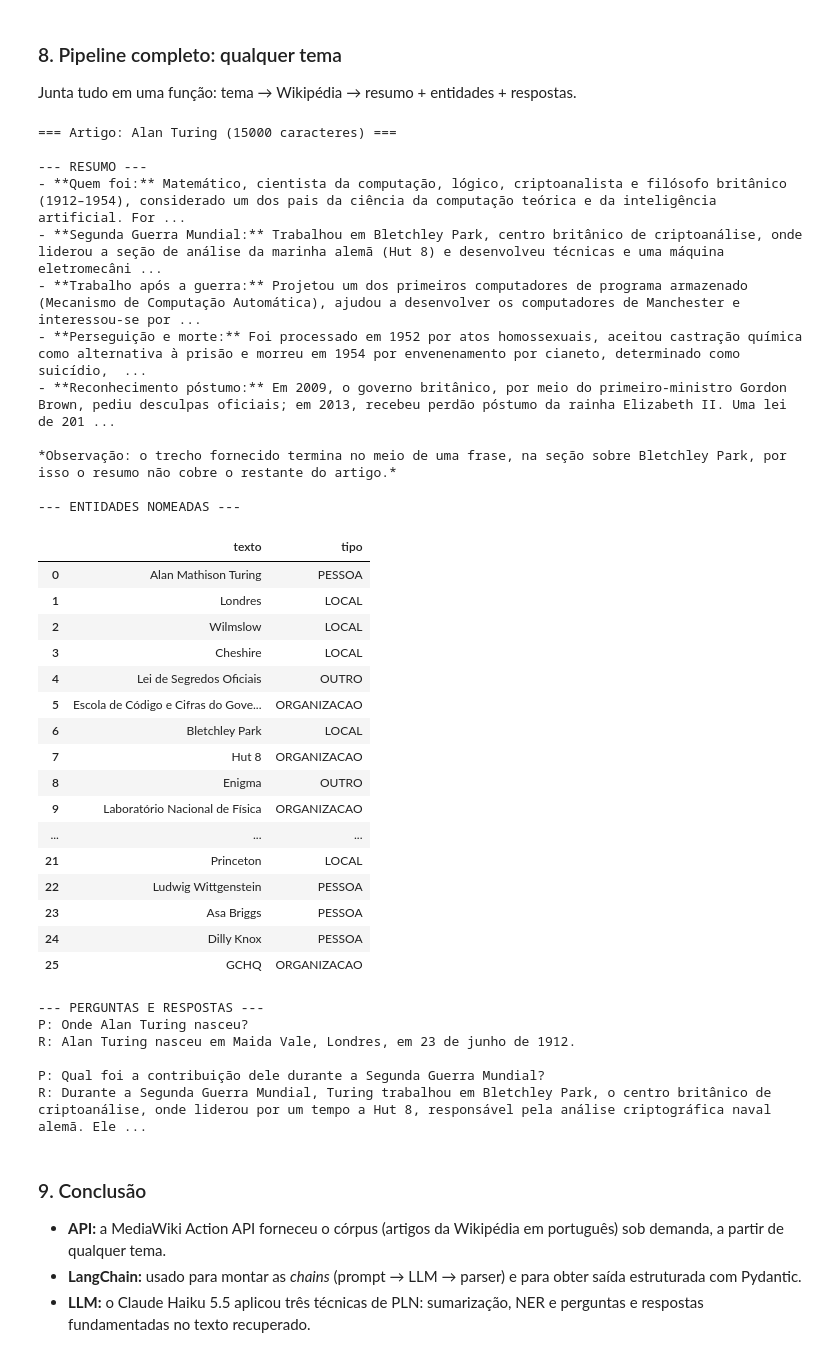
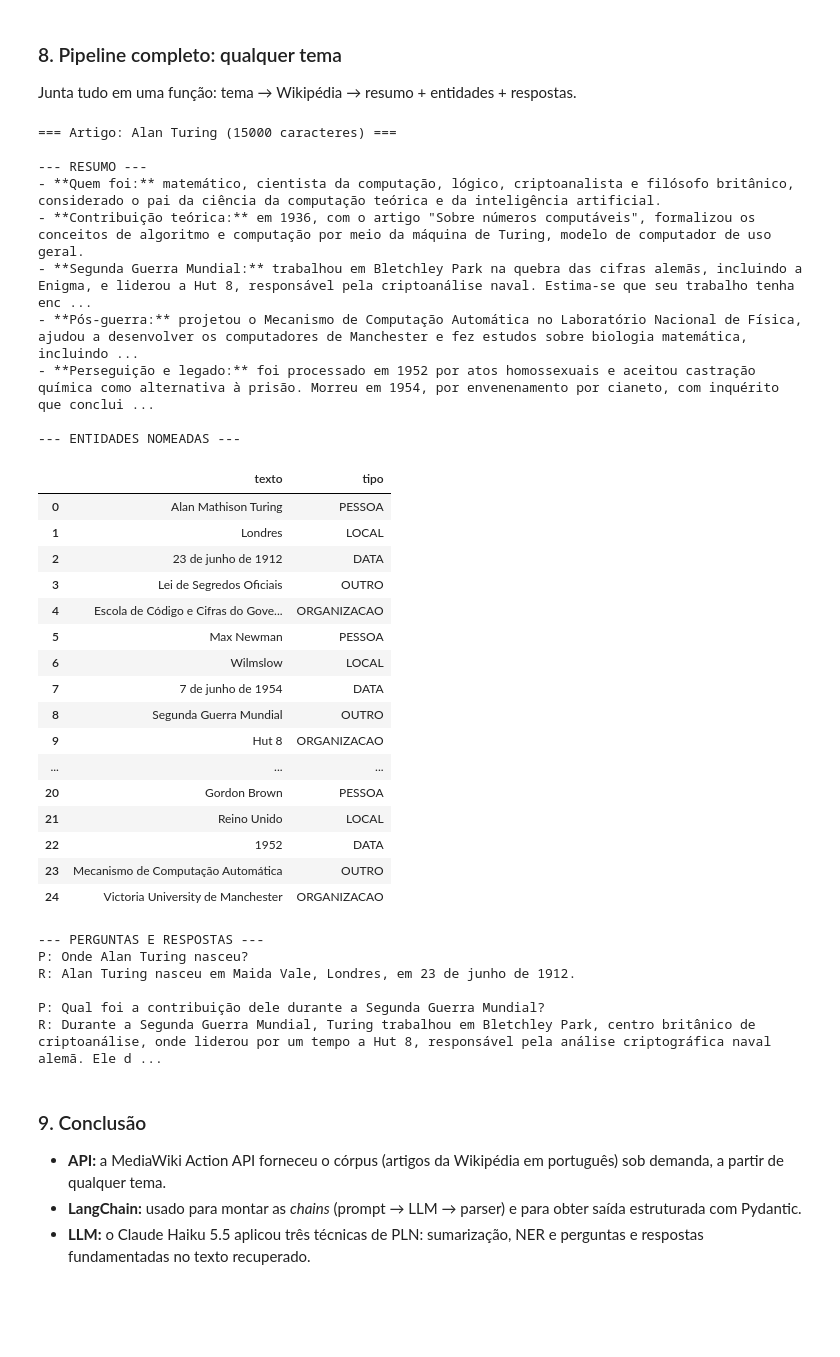
Before and after one commit to iantoniolo/pln-projeto-pratico, a Jupyter notebook: PLN_Projeto_Wikipedia_Claude.ipynb, the cells around one changed output. Drawn from its saved outputs; the diff is of its cells as text; code cells hidden in the pictures; blank space fills up the shorter version.

```diff
--- a/PLN_Projeto_Wikipedia_Claude.ipynb
+++ b/PLN_Projeto_Wikipedia_Claude.ipynb
@@ -168,18 +254,45 @@ class Entidade(BaseModel):
 
 
 class ListaEntidades(BaseModel):
-    entidades: List[Entidade] = Field(description="Entidades nomeadas distintas encontradas no texto")
+    entidades: List[Entidade] = Field(description="Entidades nomeadas distintas, ordenadas da mais relevante para a menos relevante")
 
 
 prompt_ner = ChatPromptTemplate.from_messages([
-    ("system", "Você é um sistema de Reconhecimento de Entidades Nomeadas. Extraia as entidades mais relevantes do texto, sem repetições."),
-    ("human", "Extraia até 25 entidades nomeadas do texto abaixo.\n\n{artigo}"),
+    ("system",
+     "Você é um sistema de Reconhecimento de Entidades Nomeadas. Classifique cada entidade em um tipo:\n"
+     "- PESSOA: nomes de pessoas\n"
+     "- ORGANIZACAO: instituições, empresas, órgãos públicos, veículos de imprensa\n"
+     "- LOCAL: cidades, estados, países, regiões, endereços\n"
+     "- DATA: datas e anos citados no texto (ex.: \"2005\", \"26 de julho de 2005\")\n"
+     "- OUTRO: demais nomes próprios (leis, prêmios, cursos, obras, produtos)\n"
+     "Não repita entidades. Ordene a lista da entidade mais relevante para a menos relevante, "
+     "e garanta que as primeiras posições cubram todos os tipos que aparecem no texto."),
+    ("human", "Extraia as entidades nomeadas do texto abaixo.\n\n{artigo}"),
 ])
 
 chain_ner = prompt_ner | llm.with_structured_output(ListaEntidades)
 
-resultado_ner = chain_ner.invoke({"artigo": artigo})
-df_entidades = pd.DataFrame([e.model_dump() for e in resultado_ner.entidades])
+
+def extrair_entidades(artigo: str, max_entidades: int = 25) -> list[Entidade]:
+    """Roda a chain de NER e devolve até `max_entidades` entidades, equilibradas entre os tipos.
+
+    O limite é aplicado no código porque o modelo nem sempre respeita uma quantidade pedida no prompt.
+    A seleção é feita em rodízio entre os tipos (mantendo a ordem de relevância do modelo dentro de
+    cada tipo), para que nenhum tipo encontrado no texto fique de fora."""
+    todas = chain_ner.invoke({"artigo": artigo}).entidades
+    por_tipo = {}
+    for e in todas:
+        por_tipo.setdefault(e.tipo, []).append(e)
+    selecionadas = []
+    while len(selecionadas) < max_entidades and any(por_tipo.values()):
+        for fila in por_tipo.values():
+            if fila and len(selecionadas) < max_entidades:
+                selecionadas.append(fila.pop(0))
+    return selecionadas
+
+
+entidades = extrair_entidades(artigo)
+df_entidades = pd.DataFrame([e.model_dump() for e in entidades])
 df_entidades.sort_values("tipo").reset_index(drop=True)
 # %% [output]
 |  | texto | tipo |
@@ -248,61 +362,59 @@ Junta tudo em uma função: tema → Wikipédia → resumo + entidades + respost
 def analisar_tema(tema: str, perguntas: list[str]):
     titulo = buscar_titulo(tema)
     artigo = obter_texto(titulo)
     print(f"=== Artigo: {titulo} ({len(artigo)} caracteres) ===\n")
 
     print("--- RESUMO ---")
     print(chain_resumo.invoke({"titulo": titulo, "artigo": artigo}), "\n")
 
     print("--- ENTIDADES NOMEADAS ---")
-    ents = chain_ner.invoke({"artigo": artigo}).entidades
+    ents = extrair_entidades(artigo)
     display(pd.DataFrame([e.model_dump() for e in ents]))
 
     print("\n--- PERGUNTAS E RESPOSTAS ---")
     for p in perguntas:
         print("P:", p)
         print("R:", chain_qa.invoke({"artigo": artigo, "pergunta": p}), "\n")
 
 
 analisar_tema("Alan Turing", [
     "Onde Alan Turing nasceu?",
     "Qual foi a contribuição dele durante a Segunda Guerra Mundial?",
 ])
 # %% [output]
 === Artigo: Alan Turing (15000 caracteres) ===
 
 --- RESUMO ---
-- **Quem foi:** Matemático, cientista da computação, lógico, criptoanalista e filósofo britânico (1912–1954), considerado um dos pais da ciência da computação teórica e da inteligência artificial. For ...
-- **Segunda Guerra Mundial:** Trabalhou em Bletchley Park, centro britânico de criptoanálise, onde liderou a seção de análise da marinha alemã (Hut 8) e desenvolveu técnicas e uma máquina eletromecâni ...
-- **Trabalho após a guerra:** Projetou um dos primeiros computadores de programa armazenado (Mecanismo de Computação Automática), ajudou a desenvolver os computadores de Manchester e interessou-se por ...
-- **Perseguição e morte:** Foi processado em 1952 por atos homossexuais, aceitou castração química como alternativa à prisão e morreu em 1954 por envenenamento por cianeto, determinado como suicídio,  ...
-- **Reconhecimento póstumo:** Em 2009, o governo britânico, por meio do primeiro-ministro Gordon Brown, pediu desculpas oficiais; em 2013, recebeu perdão póstumo da rainha Elizabeth II. Uma lei de 201 ...
-
-*Observação: o trecho fornecido termina no meio de uma frase, na seção sobre Bletchley Park, por isso o resumo não cobre o restante do artigo.*
+- **Quem foi:** matemático, cientista da computação, lógico, criptoanalista e filósofo britânico, considerado o pai da ciência da computação teórica e da inteligência artificial.
+- **Contribuição teórica:** em 1936, com o artigo "Sobre números computáveis", formalizou os conceitos de algoritmo e computação por meio da máquina de Turing, modelo de computador de uso geral.
+- **Segunda Guerra Mundial:** trabalhou em Bletchley Park na quebra das cifras alemãs, incluindo a Enigma, e liderou a Hut 8, responsável pela criptoanálise naval. Estima-se que seu trabalho tenha enc ...
+- **Pós-guerra:** projetou o Mecanismo de Computação Automática no Laboratório Nacional de Física, ajudou a desenvolver os computadores de Manchester e fez estudos sobre biologia matemática, incluindo ...
+- **Perseguição e legado:** foi processado em 1952 por atos homossexuais e aceitou castração química como alternativa à prisão. Morreu em 1954, por envenenamento por cianeto, com inquérito que conclui ...
 
 --- ENTIDADES NOMEADAS ---
 |  | texto | tipo |
 | 0 | Alan Mathison Turing | PESSOA |
 | 1 | Londres | LOCAL |
-| 2 | Wilmslow | LOCAL |
-| 3 | Cheshire | LOCAL |
-| 4 | Lei de Segredos Oficiais | OUTRO |
-| 5 | Escola de Código e Cifras do Gove... | ORGANIZACAO |
-| 6 | Bletchley Park | LOCAL |
-| 7 | Hut 8 | ORGANIZACAO |
-| 8 | Enigma | OUTRO |
-| 9 | Laboratório Nacional de Física | ORGANIZACAO |
+| 2 | 23 de junho de 1912 | DATA |
+| 3 | Lei de Segredos Oficiais | OUTRO |
+| 4 | Escola de Código e Cifras do Gove... | ORGANIZACAO |
+| 5 | Max Newman | PESSOA |
+| 6 | Wilmslow | LOCAL |
+| 7 | 7 de junho de 1954 | DATA |
+| 8 | Segunda Guerra Mundial | OUTRO |
+| 9 | Hut 8 | ORGANIZACAO |
 | ... | ... | ... |
-| 21 | Princeton | LOCAL |
-| 22 | Ludwig Wittgenstein | PESSOA |
-| 23 | Asa Briggs | PESSOA |
-| 24 | Dilly Knox | PESSOA |
-| 25 | GCHQ | ORGANIZACAO |
+| 20 | Gordon Brown | PESSOA |
+| 21 | Reino Unido | LOCAL |
+| 22 | 1952 | DATA |
+| 23 | Mecanismo de Computação Automática | OUTRO |
+| 24 | Victoria University de Manchester | ORGANIZACAO |
 --- PERGUNTAS E RESPOSTAS ---
 P: Onde Alan Turing nasceu?
 R: Alan Turing nasceu em Maida Vale, Londres, em 23 de junho de 1912.
 
 P: Qual foi a contribuição dele durante a Segunda Guerra Mundial?
-R: Durante a Segunda Guerra Mundial, Turing trabalhou em Bletchley Park, o centro britânico de criptoanálise, onde liderou por um tempo a Hut 8, responsável pela análise criptográfica naval alemã. Ele ...
+R: Durante a Segunda Guerra Mundial, Turing trabalhou em Bletchley Park, centro britânico de criptoanálise, onde liderou por um tempo a Hut 8, responsável pela análise criptográfica naval alemã. Ele d ...
 # %% [markdown]
 ### 9. Conclusão
 - **API:** a MediaWiki Action API forneceu o córpus (artigos da Wikipédia em português) sob demanda, a partir de qualquer tema.
```
Also changed, not shown: parts of 23 cells of this notebook, 1 other file.
